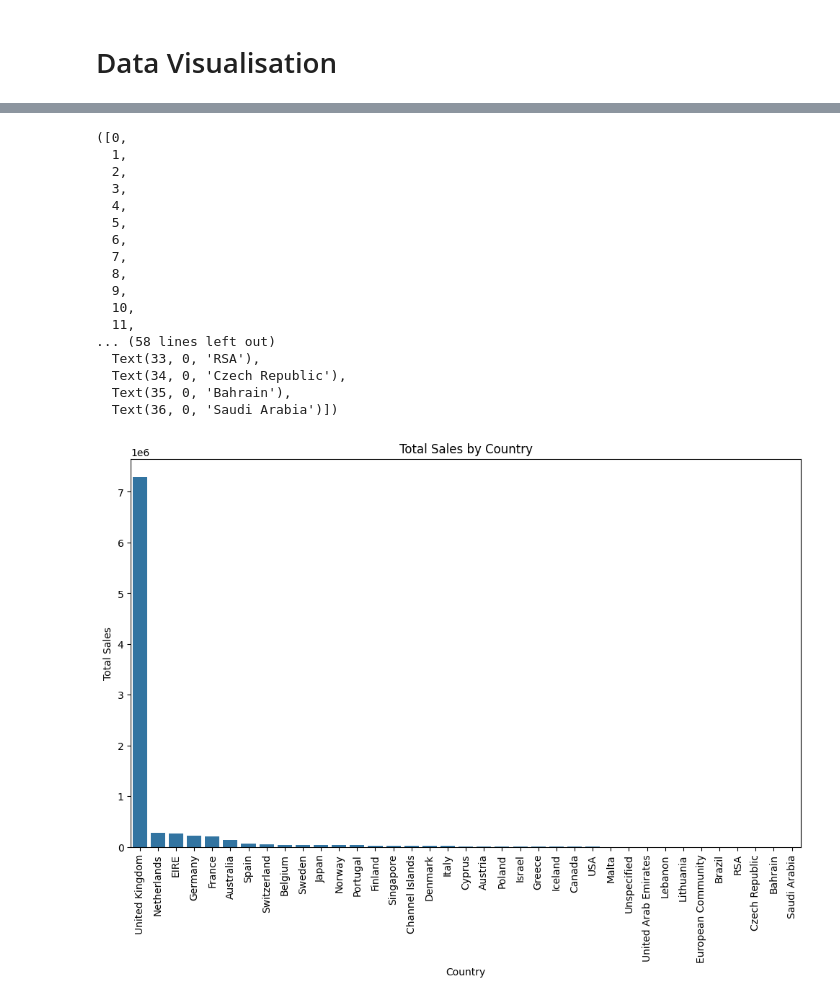
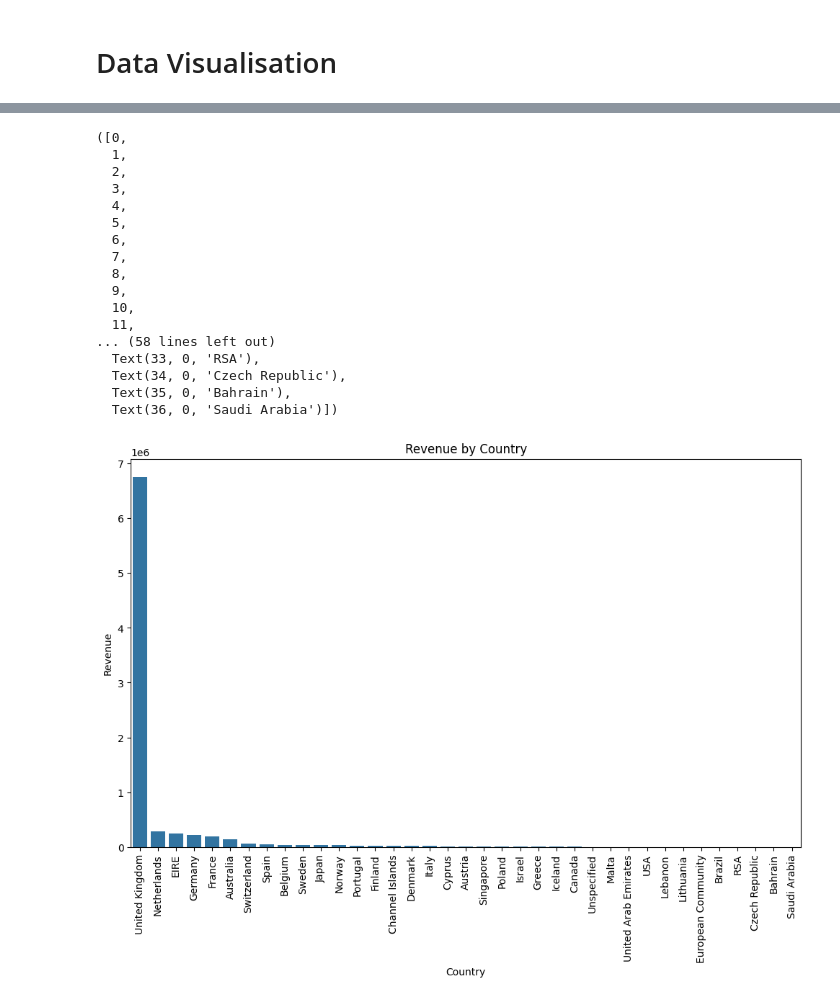
Before and after one commit to snarula31/Customer-Segmentation, a Jupyter notebook: notebook/EDA.ipynb, the cells around one changed output, grey strips where cells are left out. Cells and saved outputs as stored; diff of their text form; code cells hidden in the pictures.

```diff
--- a/notebook/EDA.ipynb
+++ b/notebook/EDA.ipynb
@@ -454,29 +494,29 @@ Text(0, 0.5, 'Total Sales')
 # %%
-country_sales = df.groupby('Country')['total_sales'].sum().reset_index()
-country_sales = country_sales.sort_values(by='total_sales', ascending=False)
+country_sales = df.groupby('Country')['revenue'].sum().reset_index()
+country_sales = country_sales.sort_values(by='revenue', ascending=False)
 # %%
 plt.figure(figsize=(12,7))
-sns.barplot(data=country_sales, x='Country', y='total_sales', errorbar=None)
+sns.barplot(data=country_sales, x='Country', y='revenue', errorbar=None)
 plt.xlabel('Country')
-plt.ylabel('Total Sales')
-plt.title('Total Sales by Country')
+plt.ylabel('Revenue')
+plt.title('Revenue by Country')
 plt.xticks(rotation=90)
 # %% [output]
 ([0,
   1,
   2,
   3,
   4,
   5,
   6,
   7,
   8,
   9,
   10,
   11,
 ... (58 lines left out)
   Text(33, 0, 'RSA'),
   Text(34, 0, 'Czech Republic'),
   Text(35, 0, 'Bahrain'),
   Text(36, 0, 'Saudi Arabia')])
-[figure, old version]
+[figure, new version]
```
Also changed, not shown: parts of 25 cells of this notebook.
